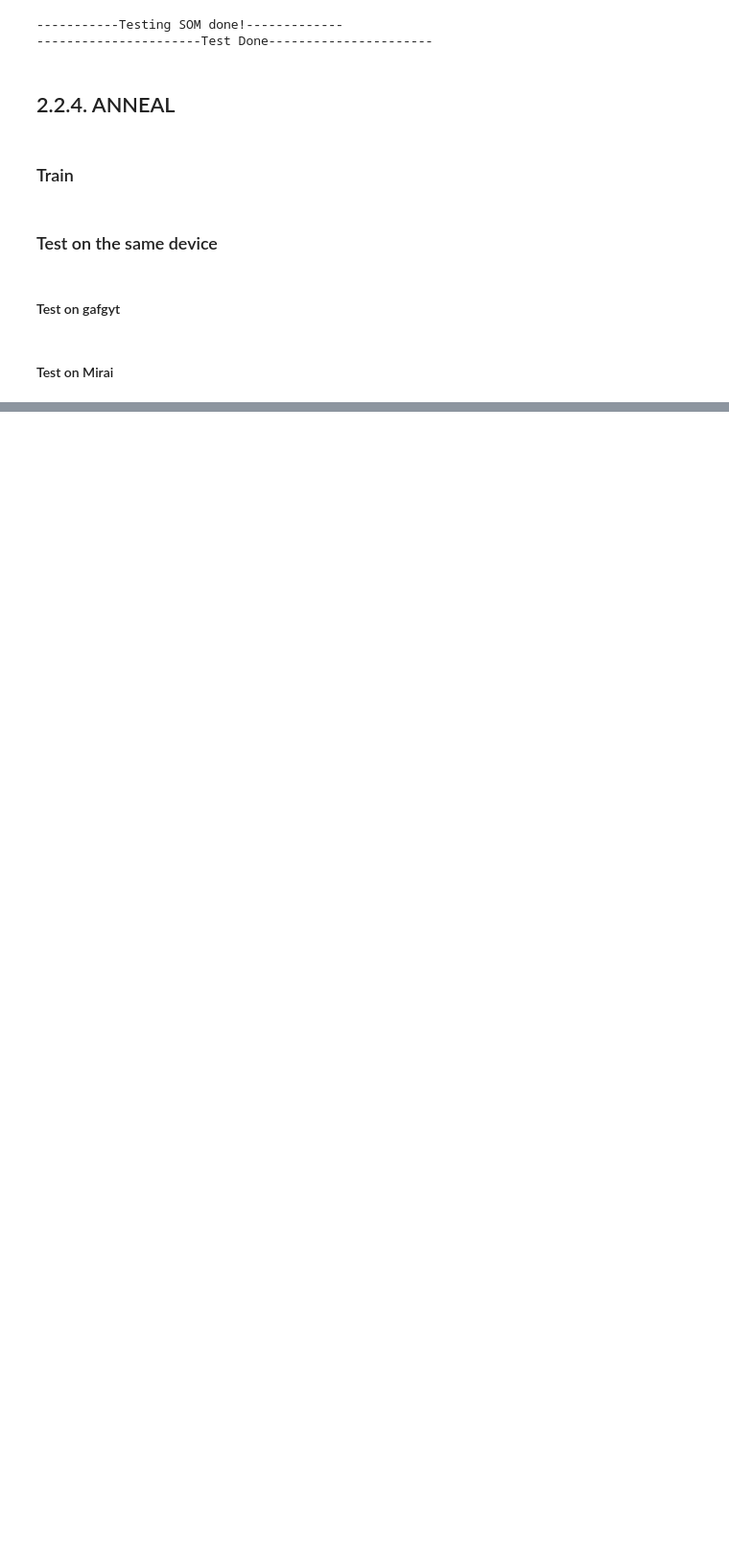
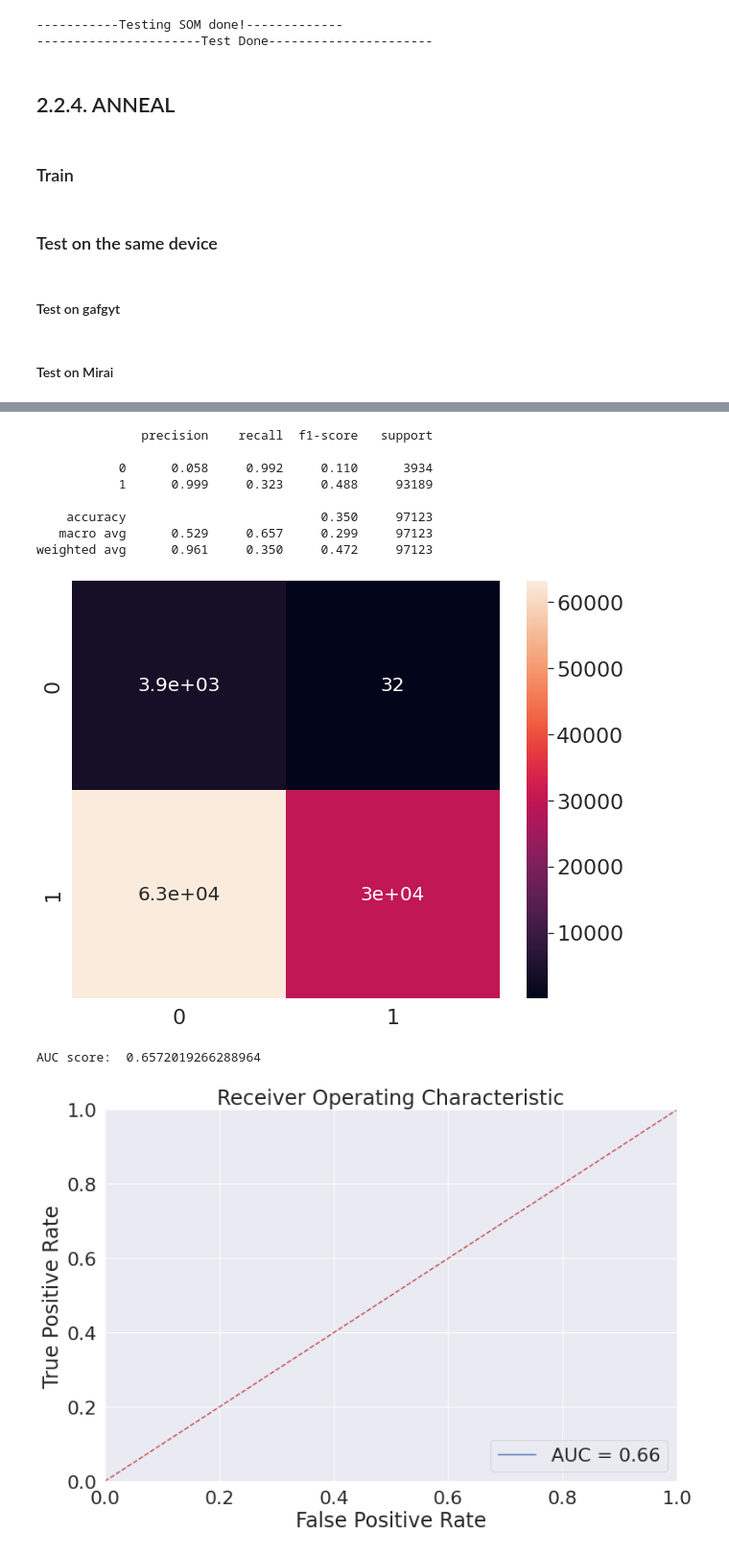
Before and after one commit to ladin157/SOM-KNN-IoT_AD, a Jupyter notebook: v2-notebooks/D2.ipynb, the cells around one changed output, grey strips where cells are left out. Shown at 96% size. Cells and saved outputs as stored; diff of their text form; code cells hidden in the pictures; blank space fills up the shorter version.

```diff
--- a/v2-notebooks/D2.ipynb
+++ b/v2-notebooks/D2.ipynb
@@ -1004,0 +1064,2 @@ AUC score:  0.9980640288623314
+# %%
+clf = classify_train(X_train=X_train_mirai_1, y_train=y_train_mirai_1, algo='KNN')
@@ -1004,0 +1069,14 @@ AUC score:  0.9980640288623314
+# %%
+classify_test(clf=clf, X_test=X_test_gafgyt, y_test=y_test_gafgyt)
+# %% [output]
+              precision    recall  f1-score   support
+
+           0      0.058     0.992     0.110      3934
+           1      0.999     0.323     0.488     93189
+
+    accuracy                          0.350     97123
+   macro avg      0.529     0.657     0.299     97123
+weighted avg      0.961     0.350     0.472     97123
+[figure, added]
+AUC score:  0.6572019266288964
+[figure, added]
```
Also changed, not shown: parts of 60 cells of this notebook, 11 other files.
